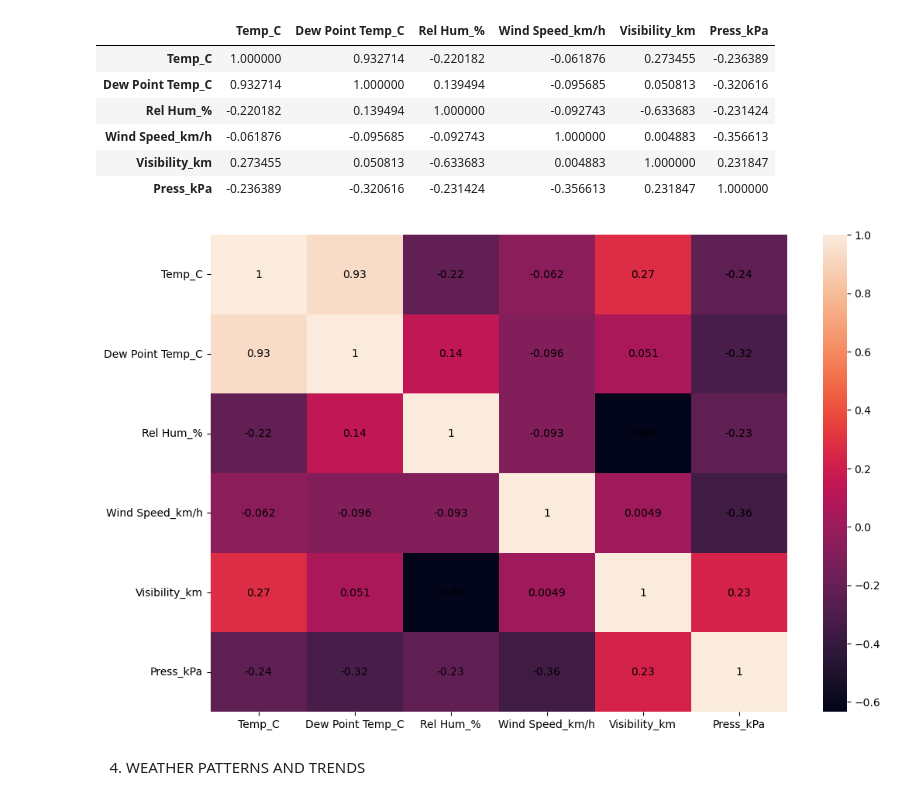
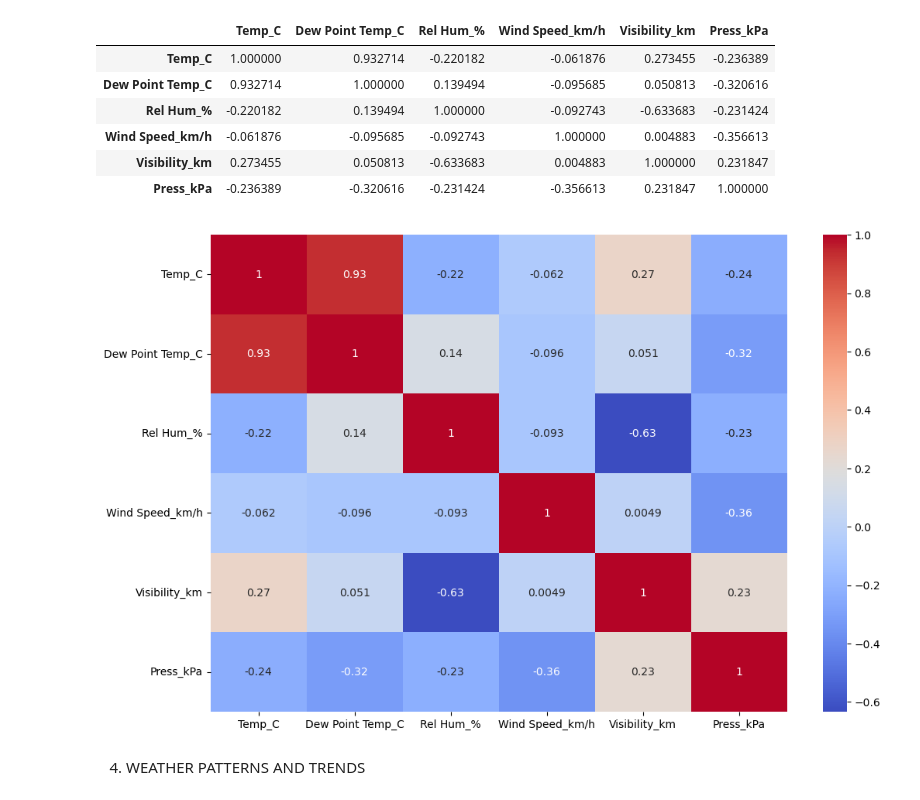
Before and after one commit to Justcolins/LUX-WEEK-2, a Jupyter notebook: WEATHER.IPYNB, the cells around one changed output. Drawn from its saved outputs; the diff is of its cells as text; code cells hidden in the pictures.

```diff
--- a/WEATHER.IPYNB
+++ b/WEATHER.IPYNB
@@ -172,11 +172,9 @@ corr_matrix
 | Press_kPa | -0.236389 | -0.320616 | -0.231424 | -0.356613 | 0.231847 | 1.000000 |
 # %%
 plt.figure(figsize=(12,8))
-sns.heatmap(corr_matrix, annot=True, annot_kws={"color": "black"})
-
-
+sns.heatmap(corr_matrix, annot=True, cmap="coolwarm")
 plt.show()
 # %% [output]
-[figure, old version]
+[figure, new version]
 # %% [markdown]
 4. WEATHER PATTERNS AND TRENDS
```
Also changed, not shown: 2 other files.
